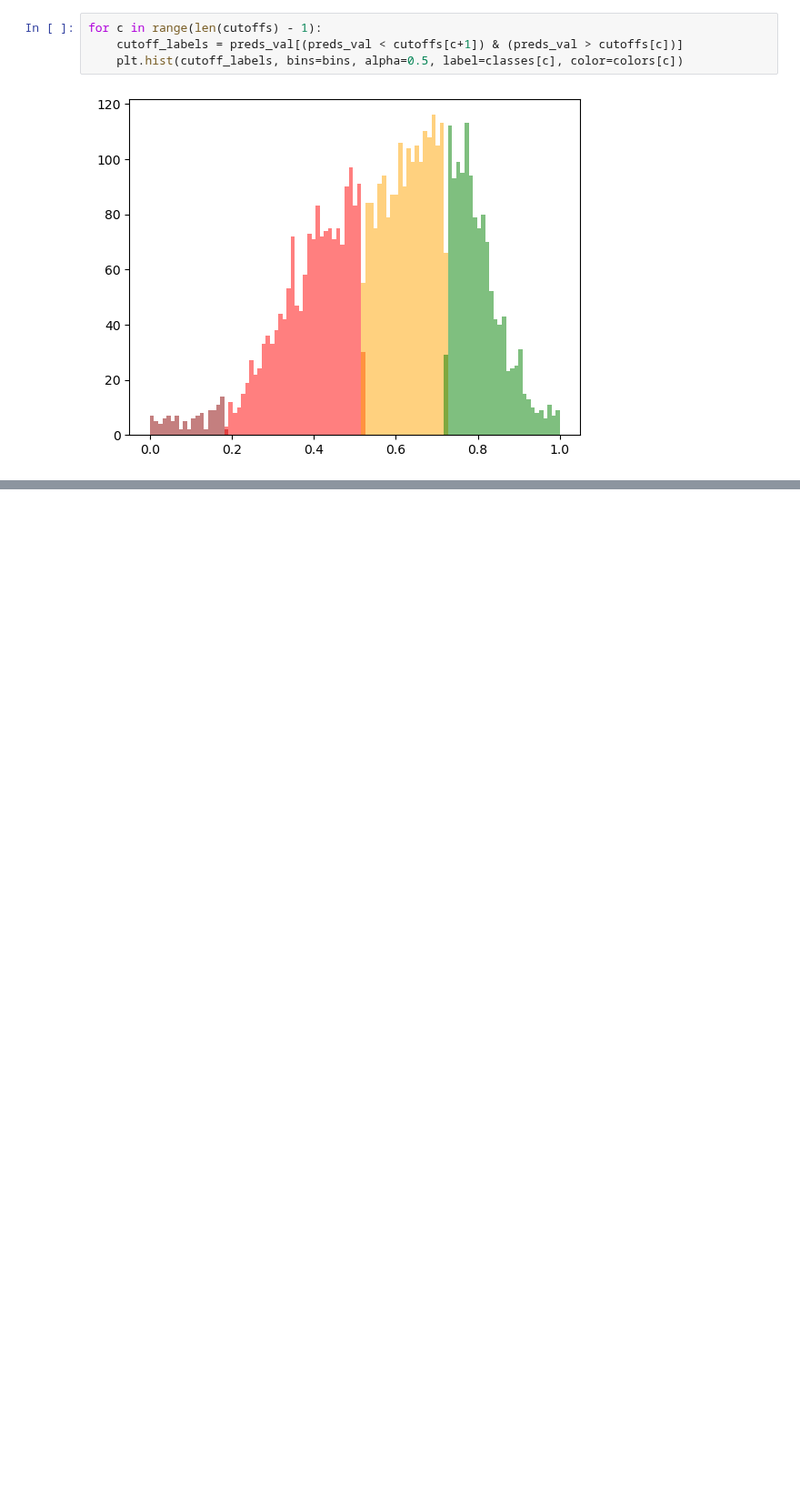
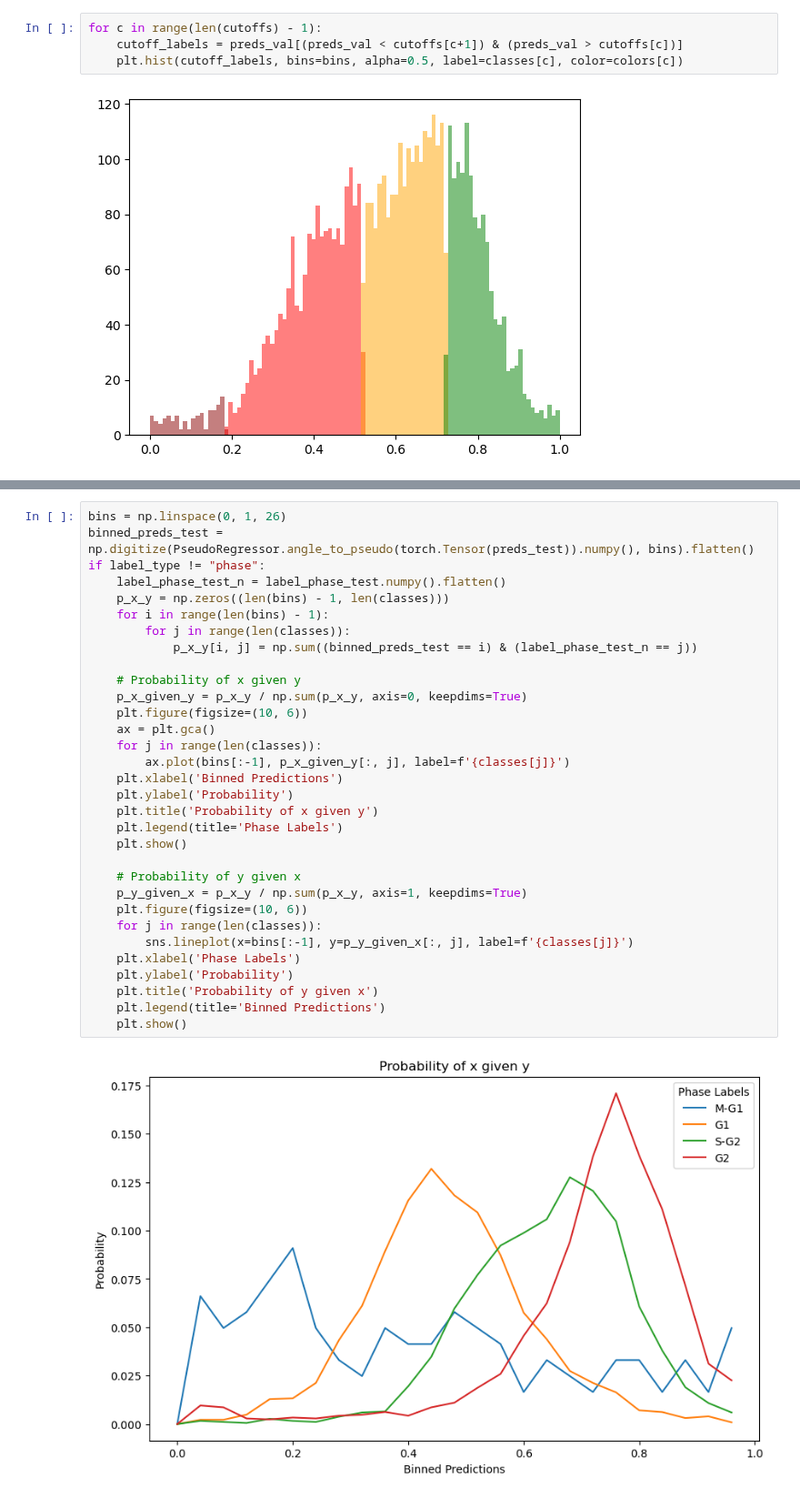
Before and after one commit to ishan-gaur/HPA_CC, a Jupyter notebook: scripts/cm_eval.ipynb, the cells around one changed output, grey strips where cells are left out. Shown at 91% size. Saved outputs shown, nothing was run; the diff lists cells and outputs as text; blank space fills up the shorter version.

```diff
--- a/scripts/cm_eval.ipynb
+++ b/scripts/cm_eval.ipynb
@@ -192,0 +216,34 @@ plt.show()
+# %%
+bins = np.linspace(0, 1, 26)
+binned_preds_test = np.digitize(PseudoRegressor.angle_to_pseudo(torch.Tensor(preds_test)).numpy(), bins).flatten()
+if label_type != "phase":
+    label_phase_test_n = label_phase_test.numpy().flatten()
+    p_x_y = np.zeros((len(bins) - 1, len(classes)))
+    for i in range(len(bins) - 1):
+        for j in range(len(classes)):
+            p_x_y[i, j] = np.sum((binned_preds_test == i) & (label_phase_test_n == j))
+
+    # Probability of x given y
+    p_x_given_y = p_x_y / np.sum(p_x_y, axis=0, keepdims=True)
+    plt.figure(figsize=(10, 6))
+    ax = plt.gca()
+    for j in range(len(classes)):
+        ax.plot(bins[:-1], p_x_given_y[:, j], label=f'{classes[j]}')
+    plt.xlabel('Binned Predictions')
+    plt.ylabel('Probability')
+    plt.title('Probability of x given y')
+    plt.legend(title='Phase Labels')
+    plt.show()
+
+    # Probability of y given x
+    p_y_given_x = p_x_y / np.sum(p_x_y, axis=1, keepdims=True)
+    plt.figure(figsize=(10, 6))
+    for j in range(len(classes)):
+        sns.lineplot(x=bins[:-1], y=p_y_given_x[:, j], label=f'{classes[j]}')
+    plt.xlabel('Phase Labels')
+    plt.ylabel('Probability')
+    plt.title('Probability of y given x')
+    plt.legend(title='Binned Predictions')
+    plt.show()
+# %% [output]
+[figure, added]
```
Also changed, not shown: parts of 11 cells of this notebook.
